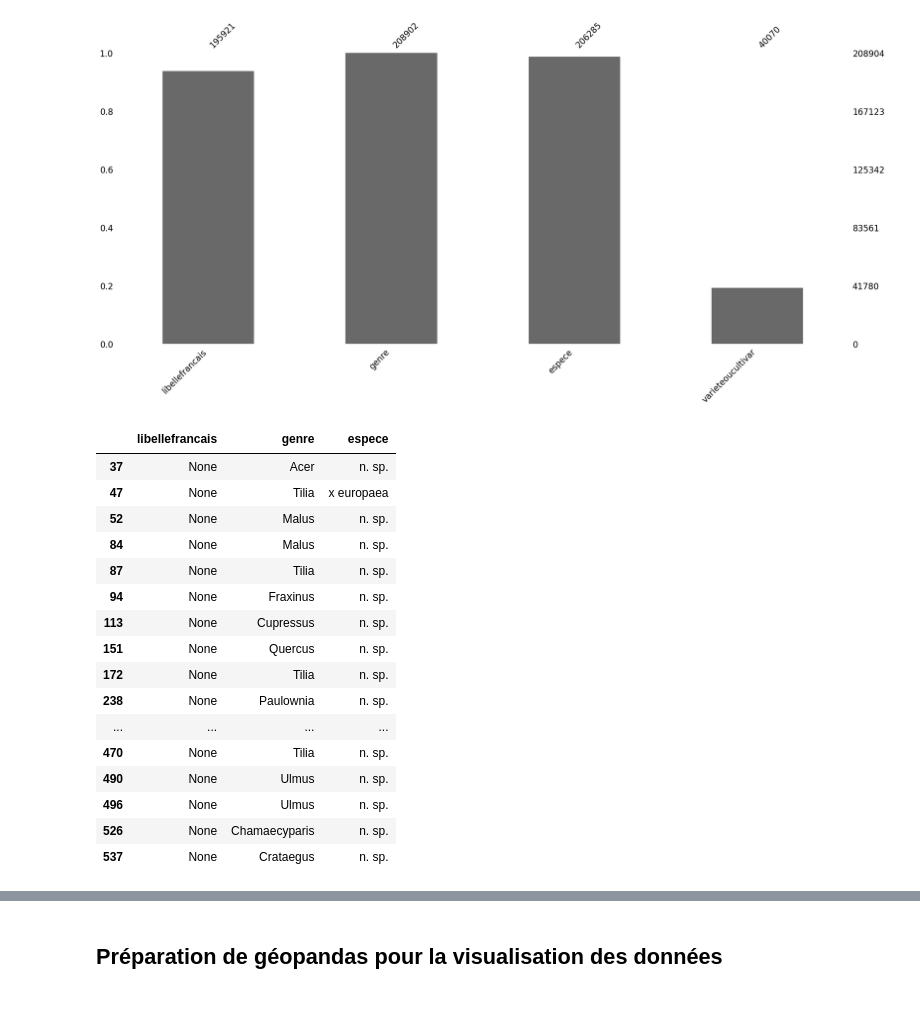
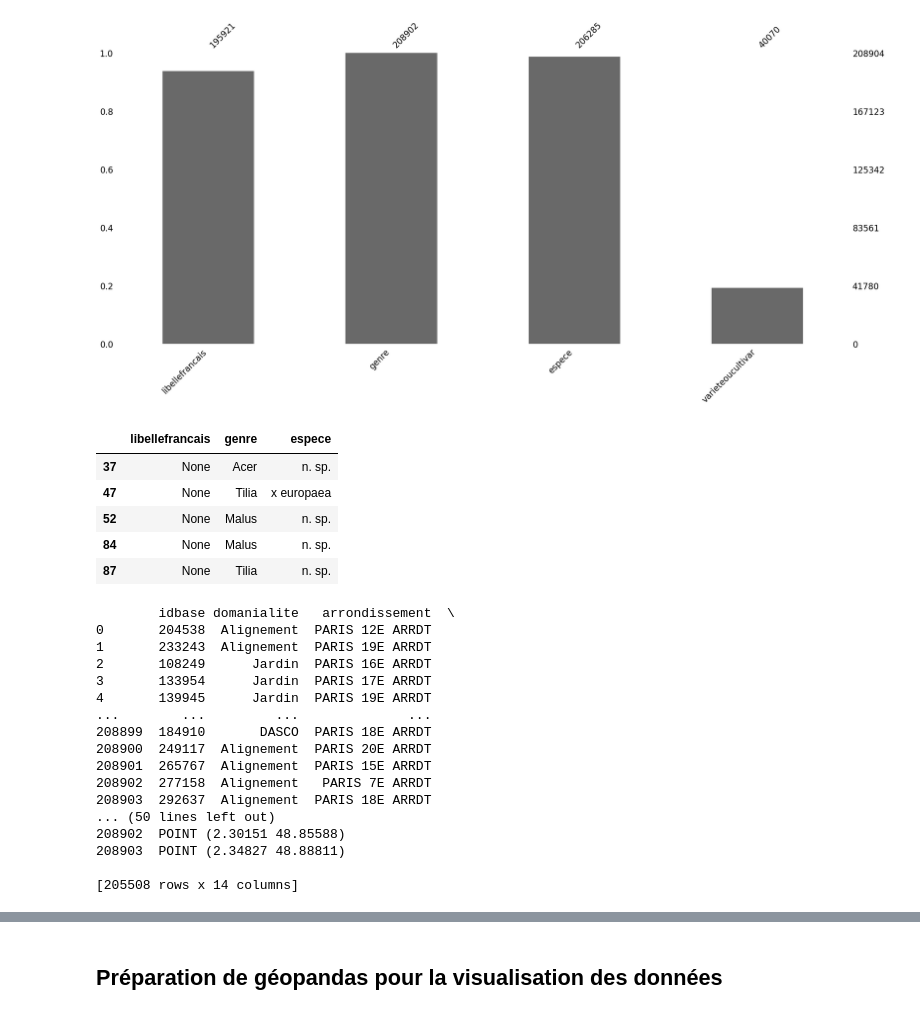
Before and after one commit to saraharouni/paris_tree, a Jupyter notebook: paris_tree.ipynb, the cells around one changed output, grey strips where cells are left out. Saved outputs shown, nothing was run; the diff lists cells and outputs as text; code cells hidden in the pictures.

```diff
--- a/paris_tree.ipynb
+++ b/paris_tree.ipynb
@@ -195,25 +197,14 @@ to_drop = df.loc[(df['libellefrancais'].isna()) & (df['genre'].str.contains('Non
 # Utilisez la méthode drop pour supprimer ces lignes
 df = df.drop(to_drop)
 # %%
-df.loc[df['libellefrancais'].isna()][['libellefrancais', 'genre', 'espece']].head(30)
+df.loc[df['libellefrancais'].isna()][['libellefrancais', 'genre', 'espece']].head()
 # %% [output]
 |  | libellefrancais | genre | espece |
 | 37 | None | Acer | n. sp. |
 | 47 | None | Tilia | x europaea |
 | 52 | None | Malus | n. sp. |
 | 84 | None | Malus | n. sp. |
 | 87 | None | Tilia | n. sp. |
-| 94 | None | Fraxinus | n. sp. |
-| 113 | None | Cupressus | n. sp. |
-| 151 | None | Quercus | n. sp. |
-| 172 | None | Tilia | n. sp. |
-| 238 | None | Paulownia | n. sp. |
-| ... | ... | ... | ... |
-| 470 | None | Tilia | n. sp. |
-| 490 | None | Ulmus | n. sp. |
-| 496 | None | Ulmus | n. sp. |
-| 526 | None | Chamaecyparis | n. sp. |
-| 537 | None | Crataegus | n. sp. |
 # %%
 correspondances_arbres = {
     'Erable': 'Acer',
@@ -243,0 +232,29 @@ df.loc[df['libellefrancais'].isna(), 'genre'] = df['libellefrancais'].map(corres
+# %%
+replace_missing = lambda row: correspondances_arbres.get(row['libellefrancais'], row['genre'])
+
+# Appliquez la fonction lambda avec apply pour remplacer les valeurs manquantes
+df['libellefrancais'] = df.apply(lambda row: row['libellefrancais'] if pd.notna(row['libellefrancais']) else replace_missing(row), axis=1)
+
+# Remplacez les valeurs manquantes dans 'genre' uniquement si 'libellefrancais' est manquant
+df['genre'] = df.apply(lambda row: row['genre'] if pd.notna(row['libellefrancais']) else correspondances_arbres.get(row['libellefrancais'], row['genre']), axis=1)
+
+# Affichez le DataFrame pour vérification
+print(df)
+# %% [output]
+        idbase domanialite   arrondissement  \
+0       204538  Alignement  PARIS 12E ARRDT
+1       233243  Alignement  PARIS 19E ARRDT
+2       108249      Jardin  PARIS 16E ARRDT
+3       133954      Jardin  PARIS 17E ARRDT
+4       139945      Jardin  PARIS 19E ARRDT
+...        ...         ...              ...
+208899  184910       DASCO  PARIS 18E ARRDT
+208900  249117  Alignement  PARIS 20E ARRDT
+208901  265767  Alignement  PARIS 15E ARRDT
+208902  277158  Alignement   PARIS 7E ARRDT
+208903  292637  Alignement  PARIS 18E ARRDT
+... (50 lines left out)
+208902  POINT (2.30151 48.85588)
+208903  POINT (2.34827 48.88811)
+
+[205508 rows x 14 columns]
```
Also changed, not shown: parts of 41 cells of this notebook.
